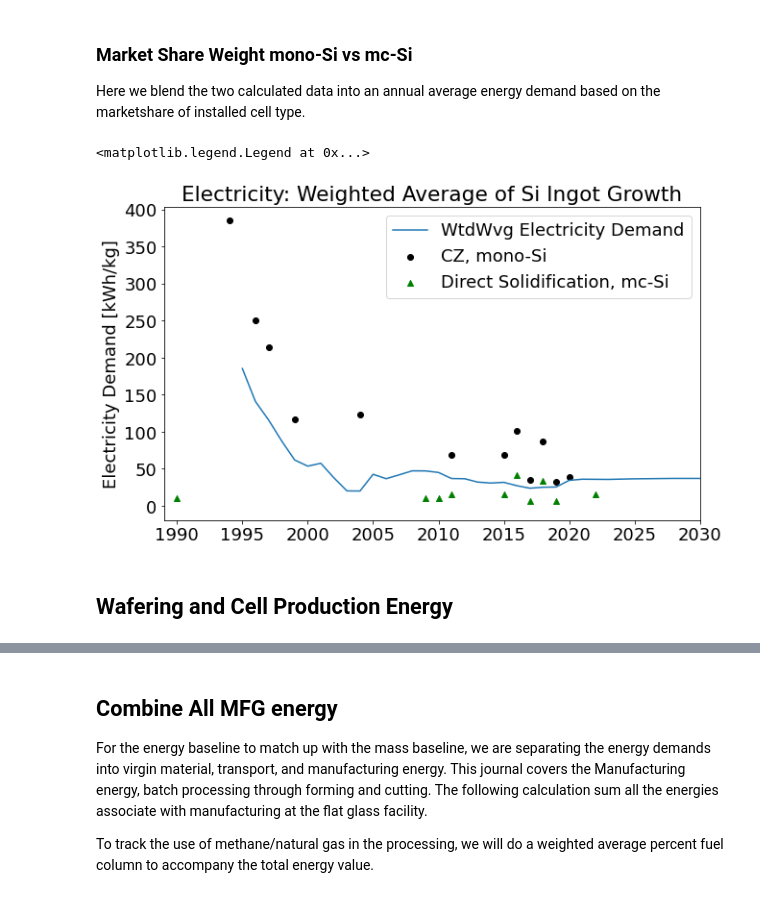
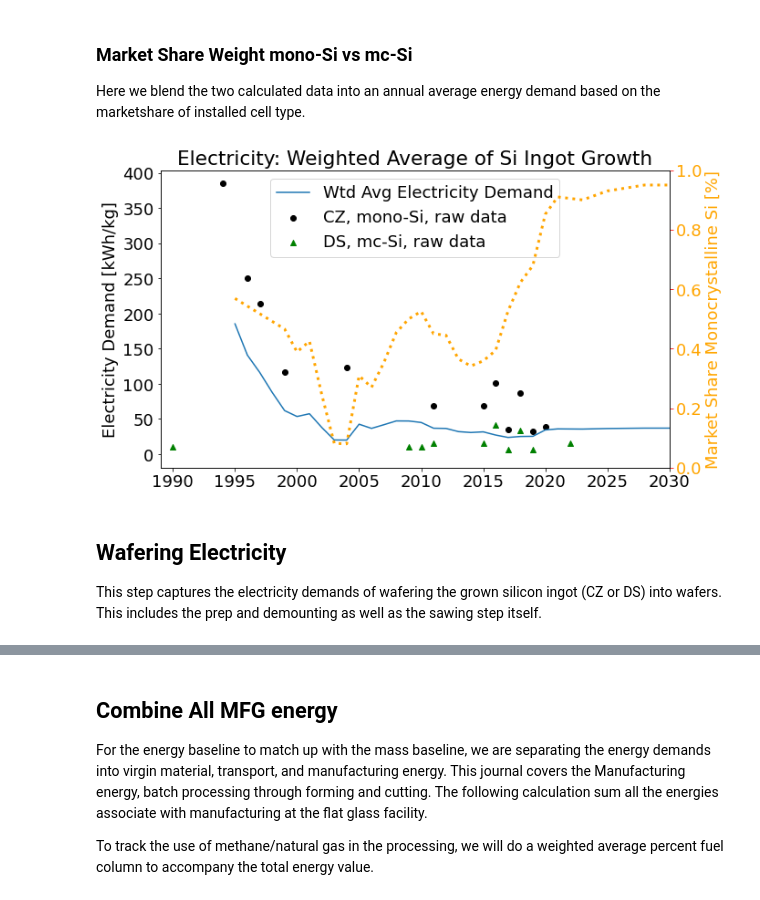
Before and after one commit to NREL/PV_ICE, a Jupyter notebook: docs/tutorials/baseline development documentation/(baseline development) Energy Silicon Manufacturing.ipynb, the cells around one changed output, grey strips where cells are left out. Cells and saved outputs as stored; diff of their text form; code cells hidden in the pictures.

```diff
--- a/docs/tutorials/baseline development documentation/(baseline development) Energy Silicon Manufacturing.ipynb
+++ b/docs/tutorials/baseline development documentation/(baseline development) Energy Silicon Manufacturing.ipynb
@@ -318,16 +321,29 @@ e_ingots_wtd = pd.DataFrame(index=e_ingots.index) #create new df for math
 e_ingots_wtd['mono'] = pvice_mcSimono_marketshare_trim['monoSi']*e_ingots['E_Cz_kWhpkg'] #mrktshr mono*CZ energy
 e_ingots_wtd['mocsi'] = pvice_mcSimono_marketshare_trim['mcSi']*e_ingots['E_DS_kWhpkg'] #mrktshr mcSi*DS energy
 e_ingots_wtd_final = e_ingots_wtd.sum(axis=1) # sum the annual energy demand PV Si ingot growth
-# %%
-plt.plot(e_ingots_wtd_final, label='WtdWvg Electricity Demand')
-plt.scatter(e_growczingot_raw.index, e_growczingot_raw['E_Cz_kWhpkg'], color='black', label='CZ, mono-Si')
-plt.scatter(e_casting_raw.index, e_casting_raw['E_mcSiCast_kWhpkg'], color='green', marker='^', label='Direct Solidification, mc-Si')
-plt.xlim(1989,2030)
-plt.title('Electricity: Weighted Average of Si Ingot Growth')
-plt.ylabel('Electricity Demand [kWh/kg]')
-plt.legend()
-# %% [output]
-<matplotlib.legend.Legend at 0x...>
-[figure, removed]
-# %% [markdown]
-## Wafering and Cell Production Energy
+# %%
+fig, ax1 = plt.subplots()
+
+ax1.plot(e_ingots_wtd_final, label='Wtd Avg Electricity Demand')
+ax1.scatter(e_growczingot_raw.index, e_growczingot_raw['E_Cz_kWhpkg'], color='black', label='CZ, mono-Si, raw data')
+ax1.scatter(e_casting_raw.index, e_casting_raw['E_mcSiCast_kWhpkg'], color='green',
+            marker='^', label='DS, mc-Si, raw data')
+ax1.set_ylabel('Electricity Demand [kWh/kg]')
+
+ax2 = ax1.twinx()
+ax2.plot(pvice_mcSimono_marketshare_trim['monoSi'], color ='orange', label='Mono Si Market Share', ls=':', lw=3)
+ax2.set_ylim(0,1.0)
+plt.ylabel('Market Share Monocrystalline Si [%]', color='orange')
+ax2.tick_params(axis='y', color='red', labelcolor='orange')
+
+plt.xlim(1989,2030)
+plt.title('Electricity: Weighted Average of Si Ingot Growth')
+
+ax1.legend(loc='upper center')
+plt.show()
+# %% [output]
+[figure, added]
+# %% [markdown]
+## Wafering Electricity
+
+This step captures the electricity demands of wafering the grown silicon ingot (CZ or DS) into wafers. This includes the prep and demounting as well as the sawing step itself.
```
Also changed, not shown: parts of 18 cells of this notebook, 5 other files.
